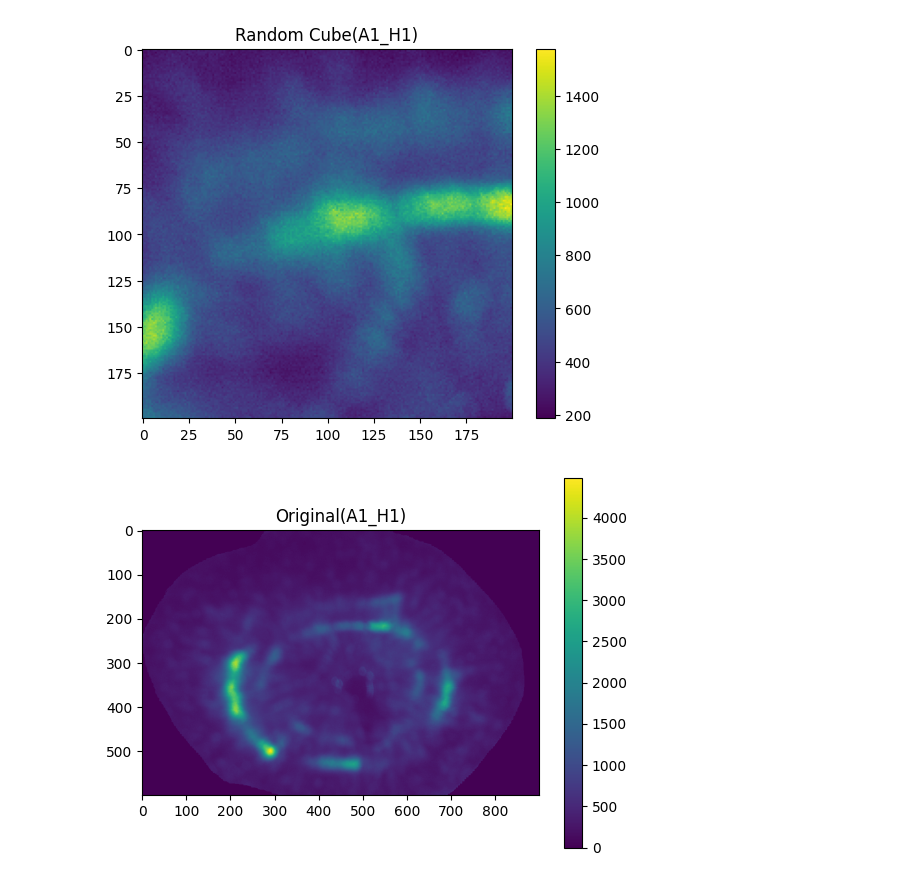
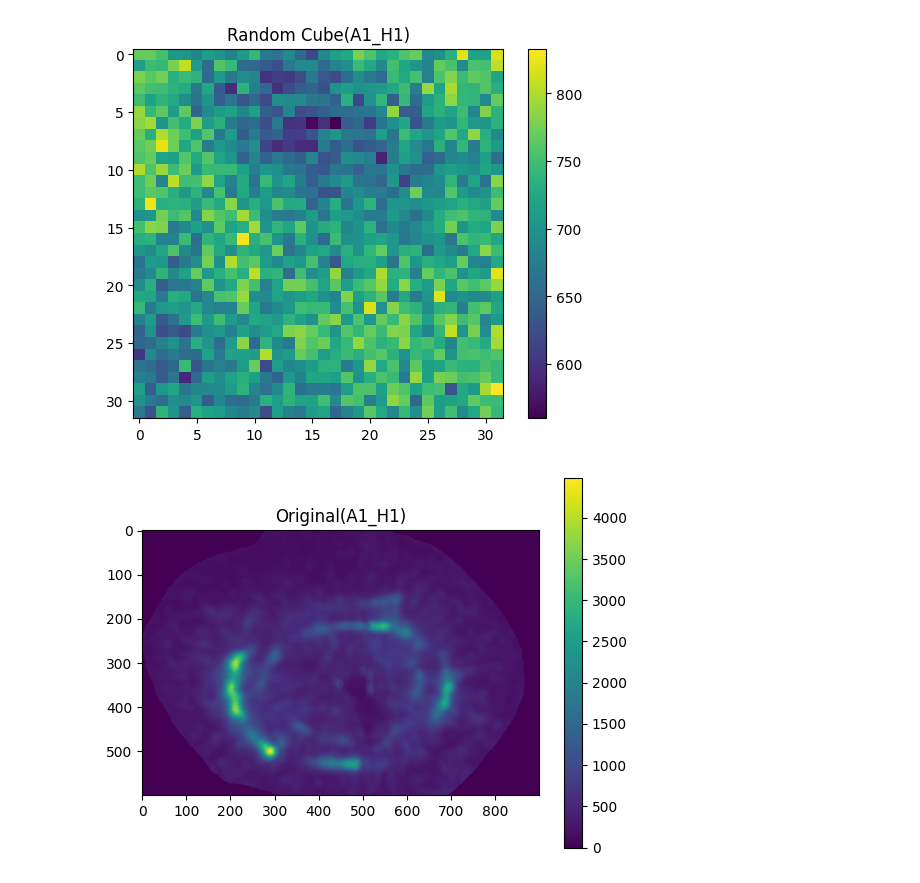
Before and after one commit to Rafin14/CSE499_HSI, a Jupyter notebook: Apple/Random_Cube.ipynb, the cells around one changed output. Drawn from its saved outputs; the diff is of its cells as text; code cells hidden in the pictures.

```diff
--- a/Apple/Random_Cube.ipynb
+++ b/Apple/Random_Cube.ipynb
@@ -100,33 +100,33 @@ output_directory = 'C:/Users/rafin/Desktop/NSU/NSU 12th Semester/CSE499A.22/Proj
 process_folder_structure(input_directory, output_directory, num_cubes)
 # %%
 #visualize
-hsi_data = 'C:/Users/rafin/Desktop/NSU/NSU 12th Semester/CSE499A.22/Project/Datasets/Apple_Datasets/Apple_BIL/Apple_BIL_Cubes/Fungicide_Apple/DIB_AppleNativohigh/A1_H1_cube_1.bil'
+hsi_data = 'C:/Users/rafin/Desktop/NSU/NSU 12th Semester/CSE499A.22/Project/Datasets/Apple_Datasets/Apple_BIL/Apple_32x32/Fungicide_Apple/DIB_AppleNativohigh/A1_H1_cube_18.bil'
 
 # Open the BIL file using Rasterio
 with rasterio.open(hsi_data) as dataset:
 
     # Read a band (for visualization purposes)
     band1 = dataset.read(30)
 
     # Visualize the first band
     plt.imshow(band1)
     plt.colorbar()
     plt.title('Random Cube(A1_H1)')
     plt.show()
 
 
 hsi_data = 'C:/Users/rafin/Desktop/NSU/NSU 12th Semester/CSE499A.22/Project/Datasets/Apple_Datasets/Apple_BIL/Apple_BIL_Masked/Fungicide_Apple/DIB_AppleNativohigh/A1_H1.bil'
 
 # Open the BIL file using Rasterio
 with rasterio.open(hsi_data) as dataset:
 
     band = dataset.read(30)
 
     # Visualize the first band
     plt.imshow(band)
     plt.colorbar()
     plt.title('Original(A1_H1)')
     plt.show()
 # %% [output]
-[figure, old version]
+[figure, new version]
 [figure]
```
Also changed, not shown: parts of 1 cell of this notebook, 16 other files.
